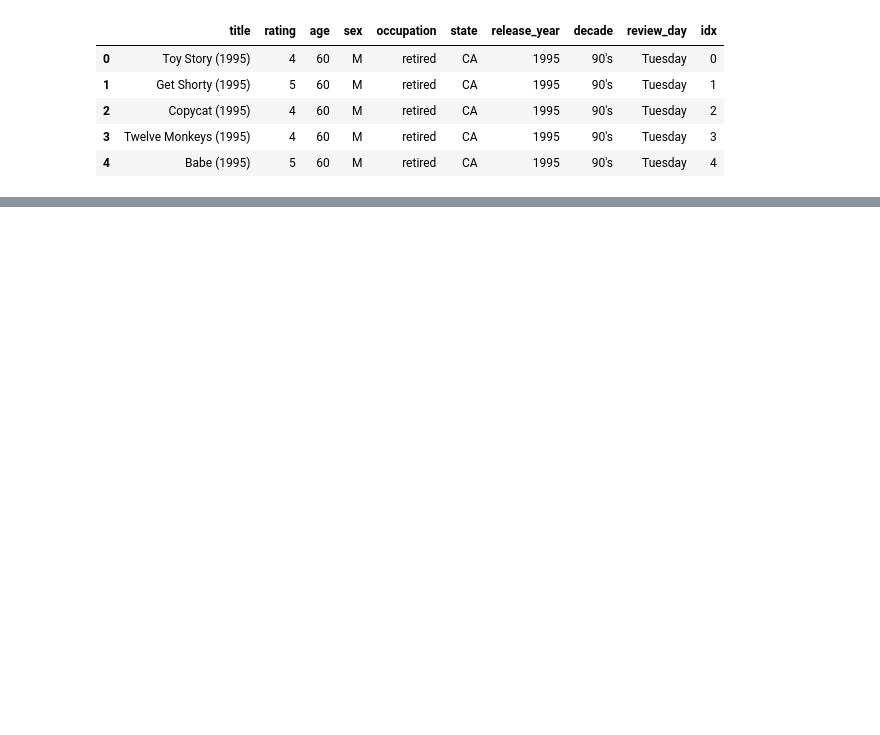
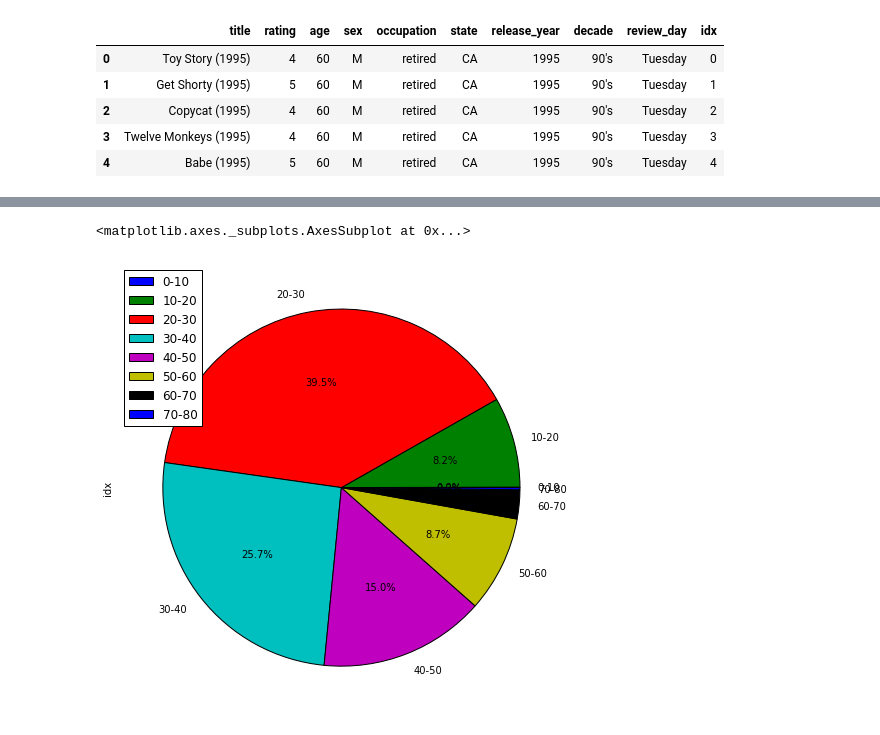
Before and after one commit to spapas/spapas.github.io, a Jupyter notebook: content/pandas-pivot-table-primer.ipynb, the cells around one changed output, grey strips where cells are left out. Saved outputs shown, nothing was run; the diff lists cells and outputs as text; code cells hidden in the pictures; blank space fills up the shorter version.

```diff
--- a/content/pandas-pivot-table-primer.ipynb
+++ b/content/pandas-pivot-table-primer.ipynb
@@ -1709,0 +1714,11 @@ In the previous, I have tried to present a comprehensive introduction of the `pi
+# %%
+review_idx_by_age = final_lens.pivot_table(index=['age'], values='idx', aggfunc=len)
+print review_idx_by_age.head(10)
+
+# Let's group by age group
+def by_age(x):
+    return '{0}-{1}'.format((x/10)*10, (x/10 + 1)*10)
+
+
+grouped_review_idx = review_idx_by_age.groupby(by_age).aggregate(sum)
+grouped_review_idx
@@ -1709,0 +1747,6 @@ In the previous, I have tried to present a comprehensive introduction of the `pi
+# %%
+# Let's plot our number of votes - we can see that most people voting are 20-30
+grouped_review_idx.plot(kind='pie', figsize=(8, 8), legend=True, autopct='%1.1f%%', fontsize=10 )
+# %% [output]
+<matplotlib.axes._subplots.AxesSubplot at 0x...>
+[figure, added]
```
Also changed, not shown: parts of 51 cells of this notebook, 1 other file.
